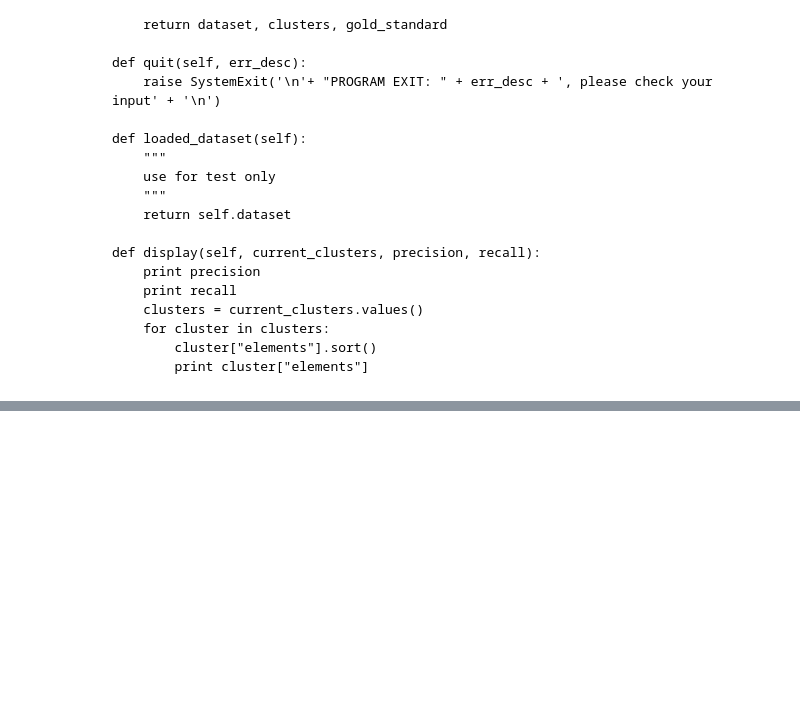
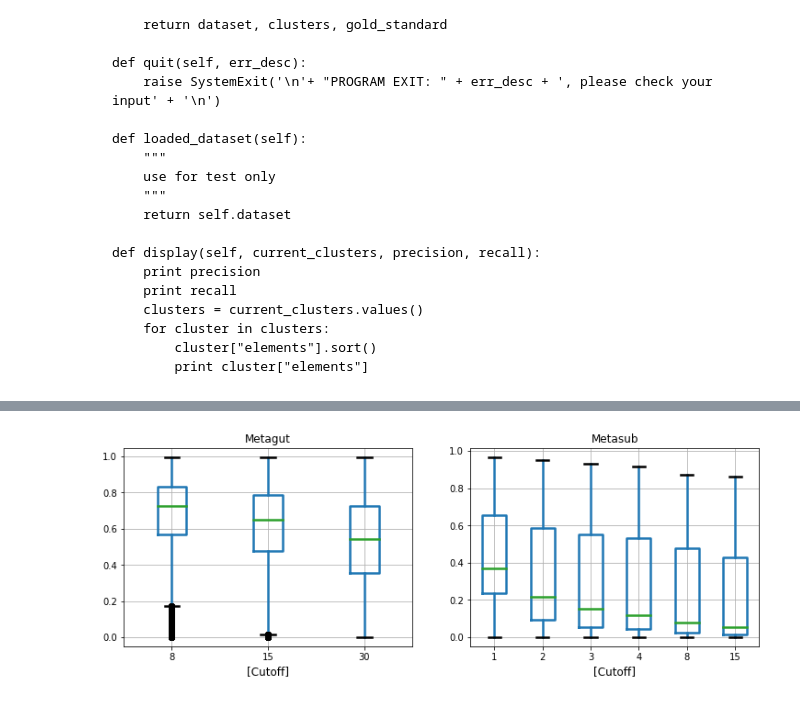
Before and after one commit to ratschlab/metagraph, a Jupyter notebook: analysis.ipynb, the cells around one changed output, grey strips where cells are left out. Drawn from its saved outputs; the diff is of its cells as text; code cells hidden in the pictures; blank space fills up the shorter version.

```diff
--- a/analysis.ipynb
+++ b/analysis.ipynb
@@ -897,0 +990,48 @@ class Hierarchical_Clustering:
+# %%
+from matplotlib import pyplot as plt
+%matplotlib inline
+
+import matplotlib as mpl
+mpl.rcParams.update(mpl.rcParamsDefault)
+
+plt.rc('font', family='sans')#, serif='Times')
+plt.rc('xtick', labelsize=10)
+plt.rc('ytick', labelsize=10)
+plt.rc('axes', labelsize=12)
+plt.rc('legend', fontsize=10)
+#plt.rcParams['mathtext.fontset'] = 'stix'
+#plt.rcParams['font.family'] = 'STIXGeneral'
+params = {
+#'text.usetex': True,
+#'font.size': 15,
+#'text.latex.unicode': True
+}
+plt.rcParams.update(params)
+# %%
+fig, ax = plt.subplots(1, 2, figsize=(12, 4))
+
+df_ = df[df.Data == 'Metagut']
+ax_ = ax[0]
+df_.boxplot(ax=ax_, by='Cutoff',
+            boxprops={'linewidth': 2.5},
+            medianprops={'linewidth': 2.5},
+            whiskerprops={'linewidth': 2.5},
+            capprops={'linewidth': 2.5},
+           )
+ax_.set_title(df_.Data.iloc[0])
+
+df_ = df[df.Data == 'Metasub']
+ax_ = ax[1]
+df_.boxplot(ax=ax_, by='Cutoff',
+            boxprops={'linewidth': 2.5},
+            medianprops={'linewidth': 2.5},
+            whiskerprops={'linewidth': 2.5},
+            capprops={'linewidth': 2.5},
+           )
+ax_.set_title(df_.Data.iloc[0])
+
+fig.suptitle('')
+
+plt.show()
+# %% [output]
+[figure, added]
```
Also changed, not shown: parts of 3 cells of this notebook, 7 other files.
